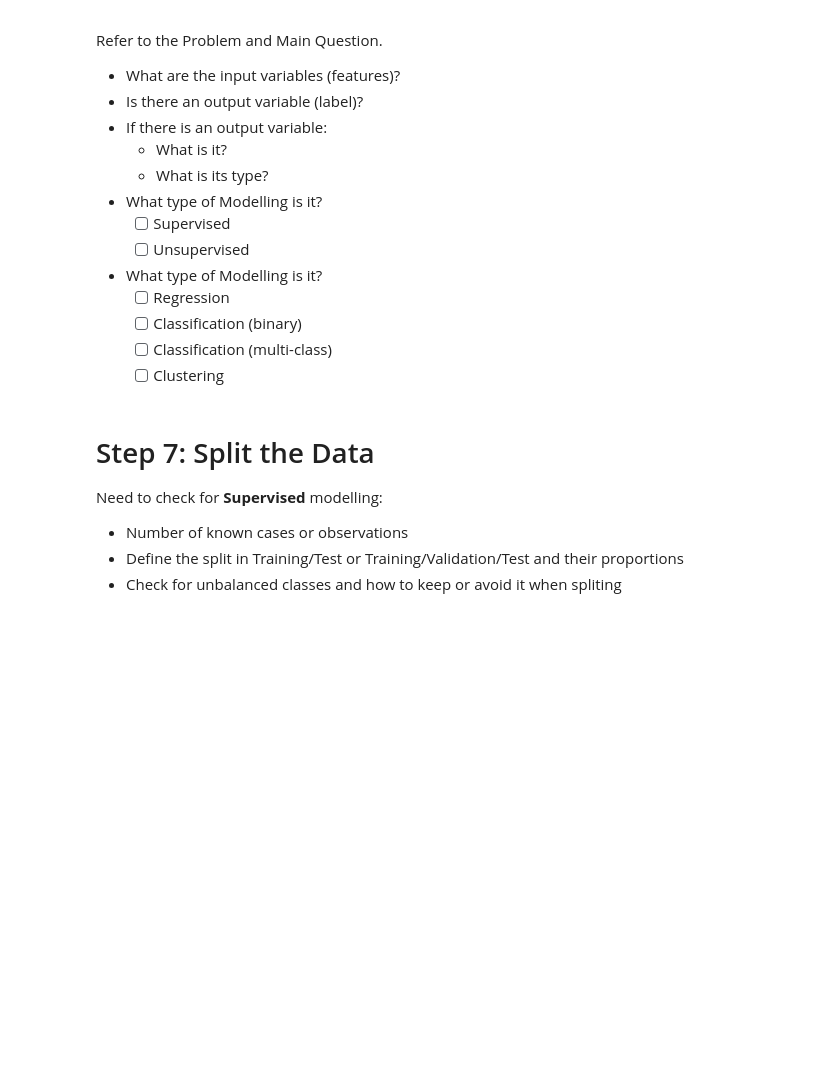
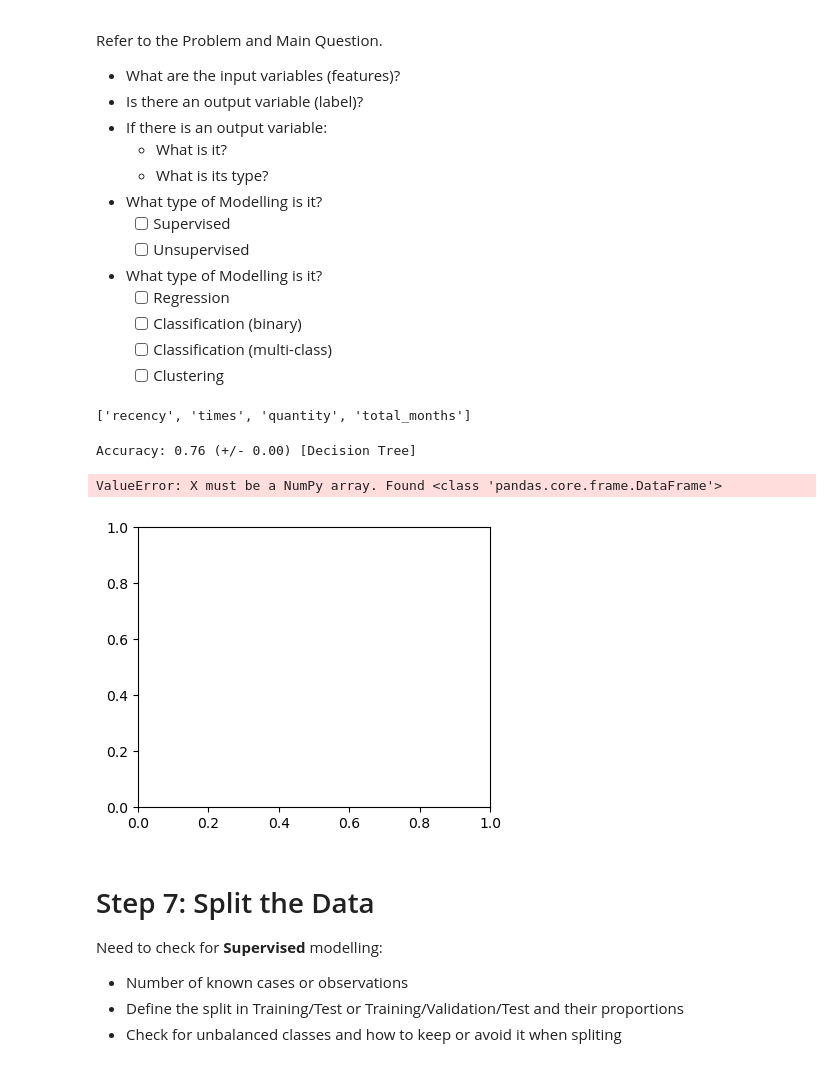
Before and after one commit to divraj2022/IOD_DIV, a Jupyter notebook: Module 7/IOD_Lab-7_2_1.ipynb, the cells around one changed output. Saved outputs shown, nothing was run; the diff lists cells and outputs as text; code cells hidden in the pictures; blank space fills up the shorter version.

```diff
--- a/Module 7/IOD_Lab-7_2_1.ipynb
+++ b/Module 7/IOD_Lab-7_2_1.ipynb
@@ -102,6 +226,60 @@ Refer to the Problem and Main Question.
     - [ ] Classification (binary)
     - [ ] Classification (multi-class)
     - [ ] Clustering
+# %%
+# Select target column name
+target_column = 'donated_march_2007'
+
+feature_columns = [c for c in df.columns if c != 'donated_march_2007']
+feature_columns
+# %% [output]
+['recency', 'times', 'quantity', 'total_months']
+# %%
+X = df[feature_columns]
+y = df['donated_march_2007']
+# %%
+np.random.seed(0)
+clf1 = DecisionTreeClassifier(criterion = 'entropy', max_depth = 2)
+clf2 = KNeighborsClassifier(n_neighbors = 1)
+clf3 = SVC()
+
+bagging1 = BaggingClassifier(
+    base_estimator = clf1,
+    n_estimators = 10,
+    max_samples = 0.8,
+    max_features = 0.8)
+bagging2 = BaggingClassifier(
+    base_estimator = clf2,
+    n_estimators = 10,
+    max_samples = 0.8,
+    max_features = 0.8)
+bagging3 = BaggingClassifier(
+    base_estimator = clf3,
+    n_estimators = 10,
+    max_samples = 0.8,
+    max_features = 0.8)
+# %%
+label = ['Decision Tree', 'K-NN', 'Bagging Tree', 'Bagging K-NN']
+clf_list = [clf1, clf2, bagging1, bagging2]
+
+fig = plt.figure(figsize = (10, 8))
+gs = gridspec.GridSpec(2, 2)
+grid = itertools.product([0, 1], repeat = 2)
+
+for clf, label, grd in zip(clf_list, label, grid):
+    scores = cross_val_score(clf, X, y, cv = 3, scoring = 'accuracy')
+    print('Accuracy: %.2f (+/- %.2f) [%s]' % (scores.mean(), scores.std(), label))
+
+    clf.fit(X, y)
+    ax = plt.subplot(gs[grd[0], grd[1]])
+    fig = plot_decision_regions(X = X, y = y, clf = clf, legend = 2)
+    plt.title(label)
+
+plt.show()
+# %% [output]
+Accuracy: 0.76 (+/- 0.00) [Decision Tree]
+ValueError: X must be a NumPy array. Found <class 'pandas.core.frame.DataFrame'>
+[figure, added]
 # %% [markdown]
 # Step 7: Split the Data
 
```
Also changed, not shown: parts of 6 cells of this notebook.
